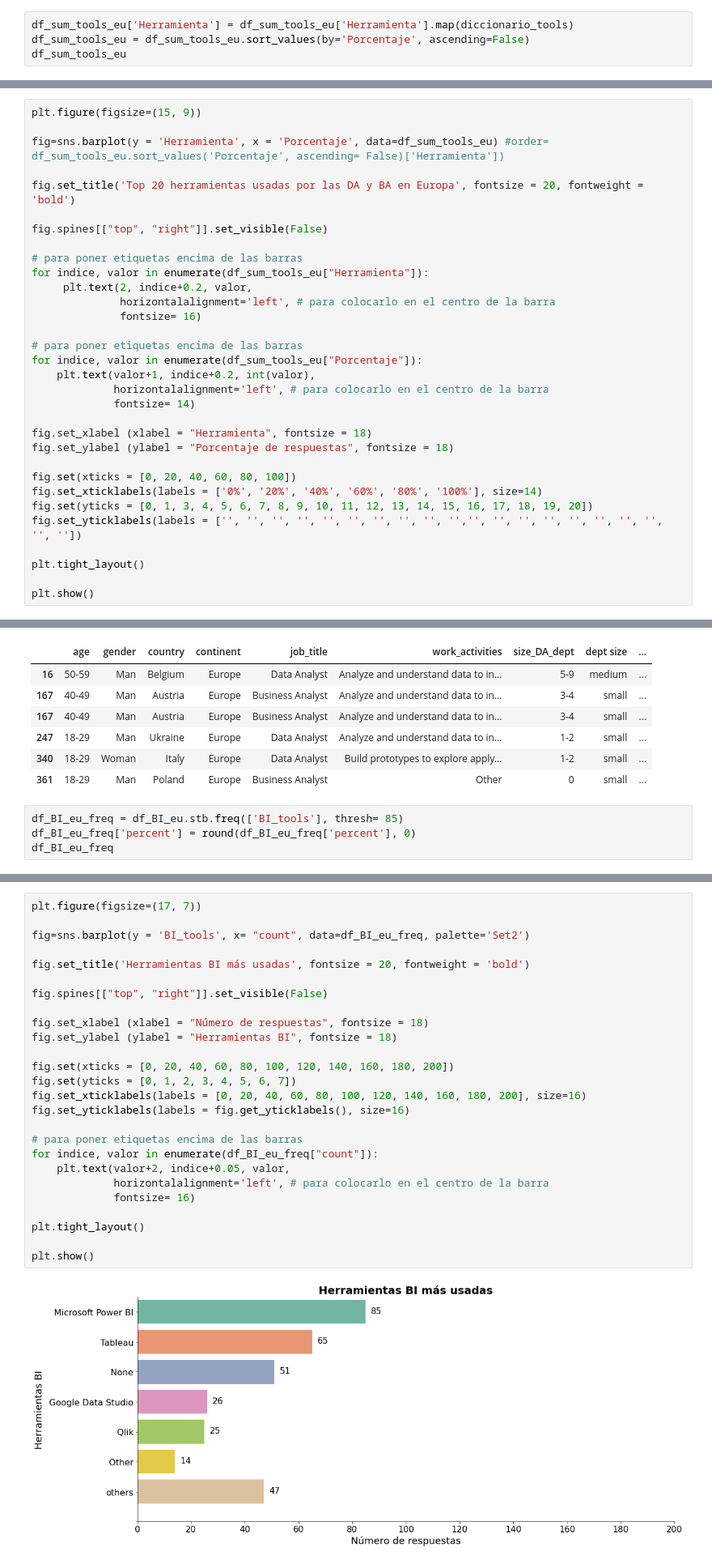
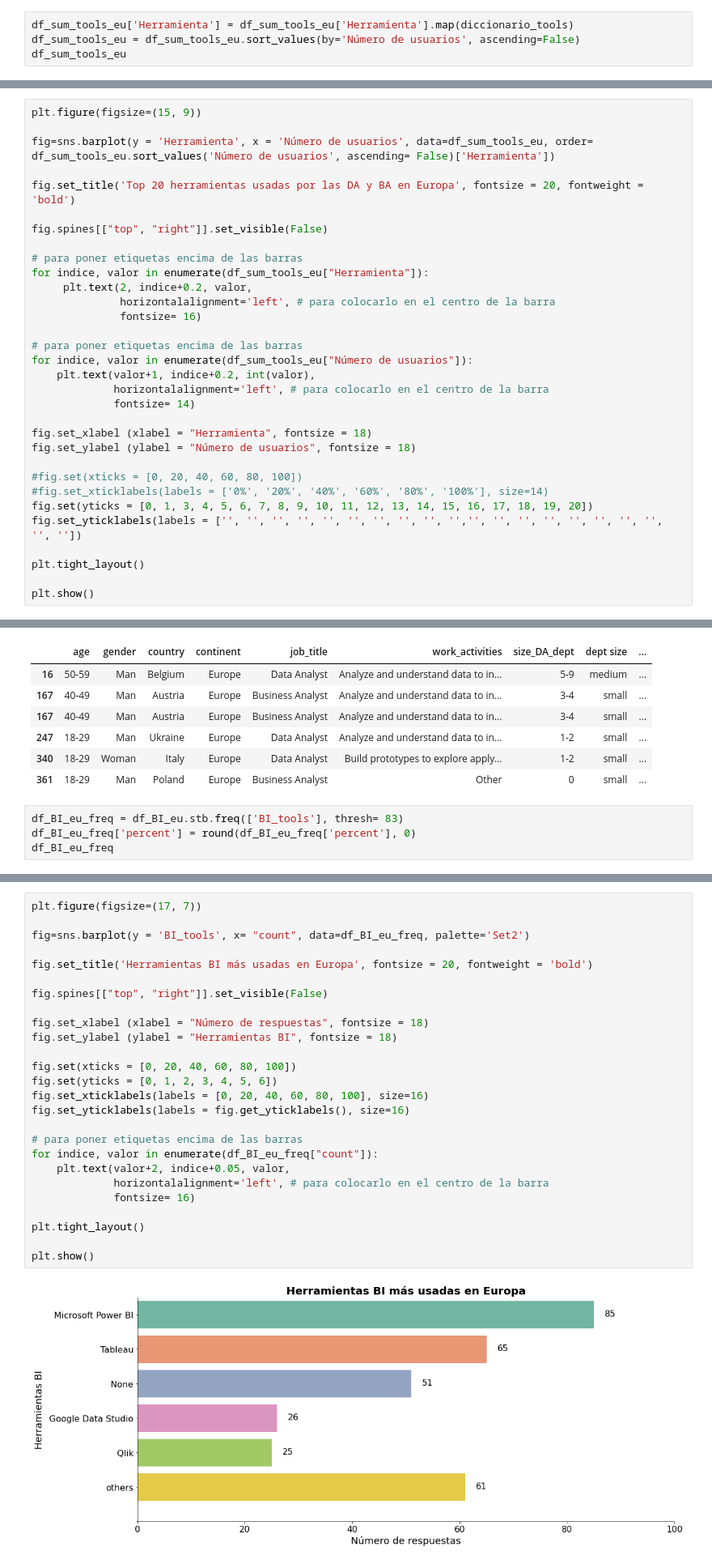
Before and after one commit to Adalab/project-da-promo-d-module-2-team-2-, a Jupyter notebook: notebooks/visualizacion.ipynb, the cells around one changed output, grey strips where cells are left out. Shown at 81% size. Cells and saved outputs as stored; diff of their text form.

```diff
--- a/notebooks/visualizacion.ipynb
+++ b/notebooks/visualizacion.ipynb
@@ -765,7 +765,7 @@ df_sum_tools_eu
 | 20 | sharing_GitHub | 75.0 | 204 | 37.0 |
 # %%
 df_sum_tools_eu['Herramienta'] = df_sum_tools_eu['Herramienta'].map(diccionario_tools)
-df_sum_tools_eu = df_sum_tools_eu.sort_values(by='Porcentaje', ascending=False)
+df_sum_tools_eu = df_sum_tools_eu.sort_values(by='Número de usuarios', ascending=False)
 df_sum_tools_eu
 # %% [output]
 |  | Herramienta | Número de usuarios | Total de respuestas | Porcentaje |
@@ -788,7 +788,7 @@ df_sum_tools_eu
 # %%
 plt.figure(figsize=(15, 9))
 
-fig=sns.barplot(y = 'Herramienta', x = 'Porcentaje', data=df_sum_tools_eu) #order= df_sum_tools_eu.sort_values('Porcentaje', ascending= False)['Herramienta'])
+fig=sns.barplot(y = 'Herramienta', x = 'Número de usuarios', data=df_sum_tools_eu, order= df_sum_tools_eu.sort_values('Número de usuarios', ascending= False)['Herramienta'])
 
 fig.set_title('Top 20 herramientas usadas por las DA y BA en Europa', fontsize = 20, fontweight = 'bold')
 
@@ -801,16 +801,16 @@ for indice, valor in enumerate(df_sum_tools_eu["Herramienta"]):
               fontsize= 16)
 
 # para poner etiquetas encima de las barras
-for indice, valor in enumerate(df_sum_tools_eu["Porcentaje"]):
+for indice, valor in enumerate(df_sum_tools_eu["Número de usuarios"]):
     plt.text(valor+1, indice+0.2, int(valor),
              horizontalalignment='left', # para colocarlo en el centro de la barra
              fontsize= 14)
 
 fig.set_xlabel (xlabel = "Herramienta", fontsize = 18)
-fig.set_ylabel (ylabel = "Porcentaje de respuestas", fontsize = 18)
+fig.set_ylabel (ylabel = "Número de usuarios", fontsize = 18)
 
-fig.set(xticks = [0, 20, 40, 60, 80, 100])
-fig.set_xticklabels(labels = ['0%', '20%', '40%', '60%', '80%', '100%'], size=14)
+#fig.set(xticks = [0, 20, 40, 60, 80, 100])
+#fig.set_xticklabels(labels = ['0%', '20%', '40%', '60%', '80%', '100%'], size=14)
 fig.set(yticks = [0, 1, 3, 4, 5, 6, 7, 8, 9, 10, 11, 12, 13, 14, 15, 16, 17, 18, 19, 20])
 fig.set_yticklabels(labels = ['', '', '', '', '', '', '', '', '', '','', '', '', '', '', '', '', '', '', ''])
 
@@ -893,7 +893,7 @@ df_BI_eu.head(6)
 | 340 | 18-29 | Woman | Italy | Europe | Data Analyst | Build prototypes to explore apply... | 1-2 | small | ... |
 | 361 | 18-29 | Man | Poland | Europe | Business Analyst | Other | 0 | small | ... |
 # %%
-df_BI_eu_freq = df_BI_eu.stb.freq(['BI_tools'], thresh= 85)
+df_BI_eu_freq = df_BI_eu.stb.freq(['BI_tools'], thresh= 83)
 df_BI_eu_freq['percent'] = round(df_BI_eu_freq['percent'], 0)
 df_BI_eu_freq
 # %% [output]
@@ -908,28 +907,28 @@ df_BI_eu_freq
 # %%
 plt.figure(figsize=(17, 7))
 
 fig=sns.barplot(y = 'BI_tools', x= "count", data=df_BI_eu_freq, palette='Set2')
 
-fig.set_title('Herramientas BI más usadas', fontsize = 20, fontweight = 'bold')
+fig.set_title('Herramientas BI más usadas en Europa', fontsize = 20, fontweight = 'bold')
 
 fig.spines[["top", "right"]].set_visible(False)
 
 fig.set_xlabel (xlabel = "Número de respuestas", fontsize = 18)
 fig.set_ylabel (ylabel = "Herramientas BI", fontsize = 18)
 
-fig.set(xticks = [0, 20, 40, 60, 80, 100, 120, 140, 160, 180, 200])
-fig.set(yticks = [0, 1, 2, 3, 4, 5, 6, 7])
-fig.set_xticklabels(labels = [0, 20, 40, 60, 80, 100, 120, 140, 160, 180, 200], size=16)
+fig.set(xticks = [0, 20, 40, 60, 80, 100])
+fig.set(yticks = [0, 1, 2, 3, 4, 5, 6])
+fig.set_xticklabels(labels = [0, 20, 40, 60, 80, 100], size=16)
 fig.set_yticklabels(labels = fig.get_yticklabels(), size=16)
 
 # para poner etiquetas encima de las barras
 for indice, valor in enumerate(df_BI_eu_freq["count"]):
     plt.text(valor+2, indice+0.05, valor,
              horizontalalignment='left', # para colocarlo en el centro de la barra
              fontsize= 16)
 
 plt.tight_layout()
 
 plt.show()
 # %% [output]
-[figure, old version]
+[figure, new version]
```
Also changed, not shown: parts of 3 cells of this notebook.
